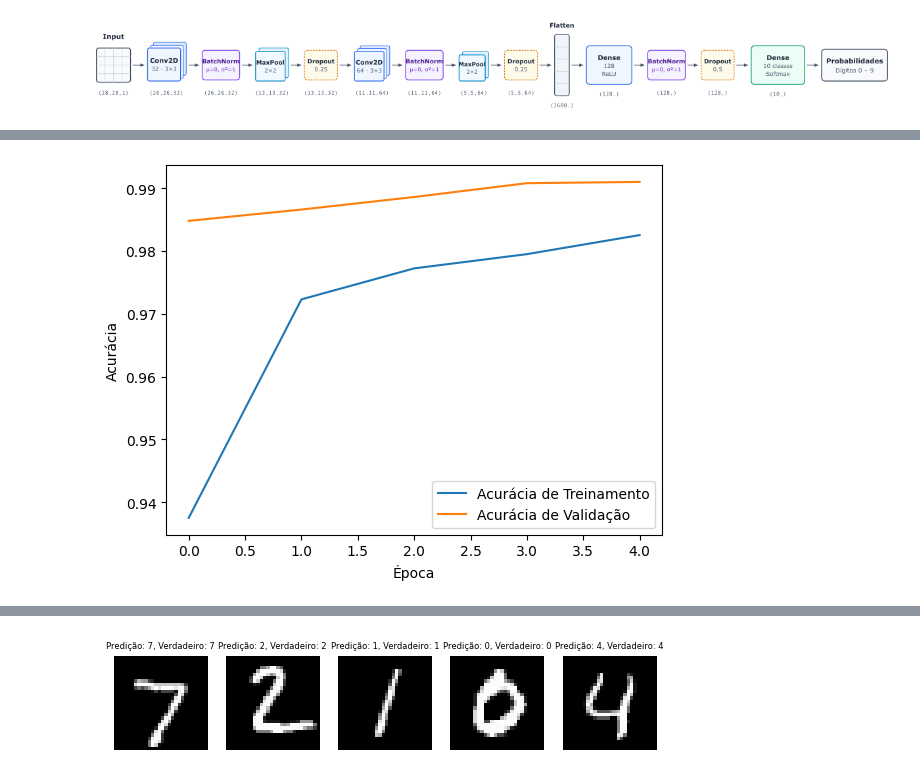
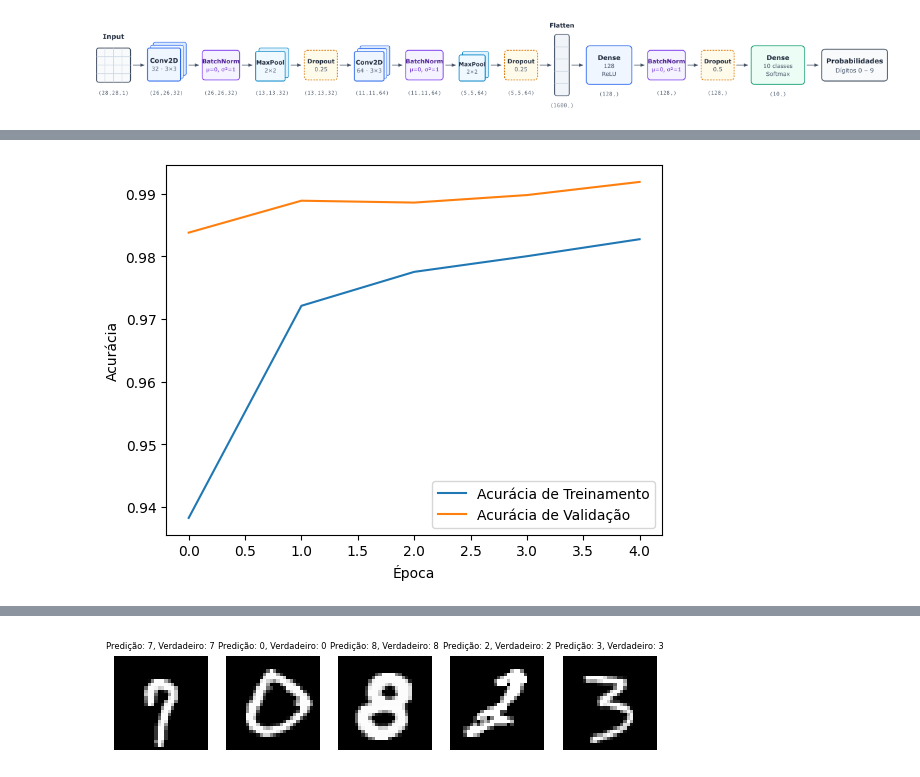
Before and after one commit to PPGCA-MLG/2026S2, a Jupyter notebook: Aula_07/MLG_TF_MNIST_Classifier.ipynb, the cells around one changed output, grey strips where cells are left out. Drawn from its saved outputs; the diff is of its cells as text; code cells hidden in the pictures.

```diff
--- a/Aula_07/MLG_TF_MNIST_Classifier.ipynb
+++ b/Aula_07/MLG_TF_MNIST_Classifier.ipynb
@@ -200,14 +200,16 @@ predictions = model.predict(x_test)
 predicted_labels = np.argmax(predictions, axis=1)
 print(classification_report(y_test, predicted_labels))
 
-# Faz predições para algumas instâncias e exibe as imagens
-predictions = model.predict(x_test[:5])
+# Faz predições para algumas instâncias aleatorias e exibe as imagens
+indices = np.random.choice(len(x_test), 5, replace=False)
+predictions = model.predict(x_test[indices])
+
 plt.figure(figsize=(7,2))
-for i in range(5):
+for i, idx in enumerate(indices):
     predicted_label = np.argmax(predictions[i])
-    true_label = y_test[i]
+    true_label = y_test[idx]
     ax = plt.subplot(1,5,i+1)
-    plt.imshow(x_test[i].reshape(28, 28), cmap='gray')
+    plt.imshow(x_test[idx].reshape(28, 28), cmap='gray')
     plt.title(f"Predição: {predicted_label}, Verdadeiro: {true_label}",fontsize=6)
     plt.axis("off")
 plt.show()
@@ -717,14 +719,16 @@ predictions = model.predict(x_test)
 predicted_labels = np.argmax(predictions, axis=1)
 print(classification_report(y_test, predicted_labels))
 
-# Faz predições para algumas instâncias e exibe as imagens
-predictions = model.predict(x_test[:5])
+# Faz predições para algumas instâncias aleatorias e exibe as imagens
+indices = np.random.choice(len(x_test), 5, replace=False)
+predictions = model.predict(x_test[indices])
+
 plt.figure(figsize=(7,2))
-for i in range(5):
+for i, idx in enumerate(indices):
     predicted_label = np.argmax(predictions[i])
-    true_label = y_test[i]
+    true_label = y_test[idx]
     ax = plt.subplot(1,5,i+1)
-    plt.imshow(x_test[i].reshape(28, 28), cmap='gray')
+    plt.imshow(x_test[idx].reshape(28, 28), cmap='gray')
     plt.title(f"Predição: {predicted_label}, Verdadeiro: {true_label}",fontsize=6)
     plt.axis("off")
 plt.show()
@@ -823,14 +827,16 @@ predictions = model.predict(x_test)
 predicted_labels = np.argmax(predictions, axis=1)
 print(classification_report(y_test, predicted_labels))
 
-# Faz predições para algumas instâncias e exibe as imagens
-predictions = model.predict(x_test[:5])
+# Faz predições para algumas instâncias aleatorias e exibe as imagens
+indices = np.random.choice(len(x_test), 5, replace=False)
+predictions = model.predict(x_test[indices])
+
 plt.figure(figsize=(7,2))
-for i in range(5):
+for i, idx in enumerate(indices):
     predicted_label = np.argmax(predictions[i])
-    true_label = y_test[i]
+    true_label = y_test[idx]
     ax = plt.subplot(1,5,i+1)
-    plt.imshow(x_test[i].reshape(28, 28), cmap='gray')
+    plt.imshow(x_test[idx].reshape(28, 28), cmap='gray')
     plt.title(f"Predição: {predicted_label}, Verdadeiro: {true_label}",fontsize=6)
     plt.axis("off")
 plt.show()
@@ -848 +854 @@ Epoch 5/5
-[figure, old version]
+[figure, new version]
@@ -859,10 +865,10 @@ Epoch 5/5
            7       0.99      0.99      0.99      1028
            8       0.99      0.99      0.99       974
            9       0.99      0.98      0.99      1009
 
     accuracy                           0.99     10000
    macro avg       0.99      0.99      0.99     10000
 weighted avg       0.99      0.99      0.99     10000
 
 1/1 ━━━━━━━━━━━━━━━━━━━━ 0s 37ms/step
-[figure, old version]
+[figure, new version]
```
Also changed, not shown: parts of 11 cells of this notebook.
